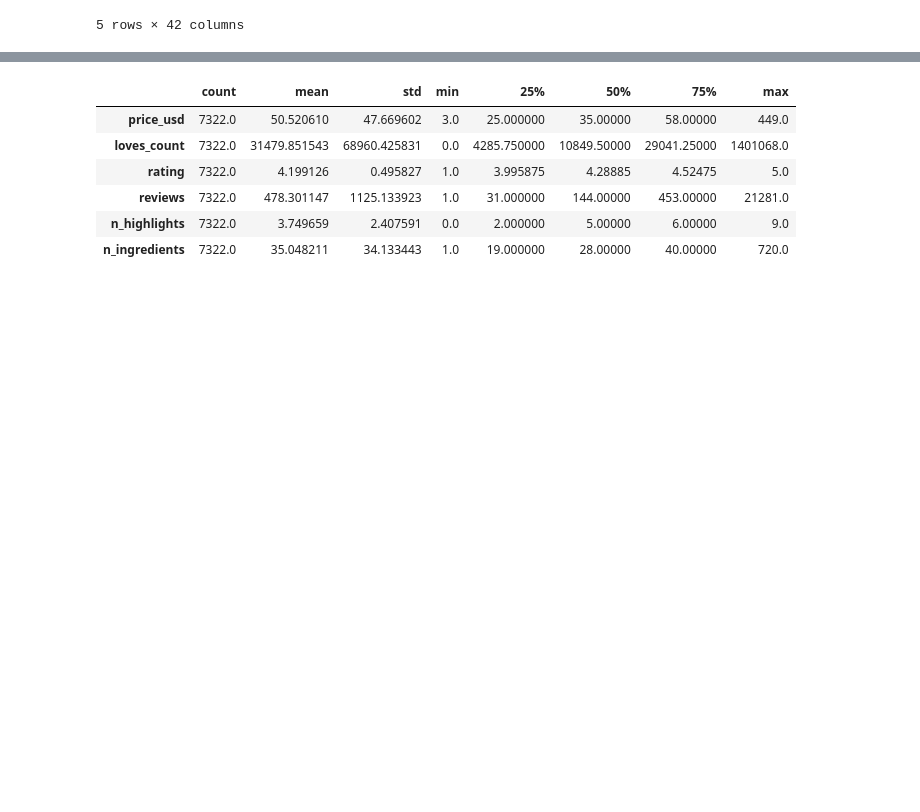
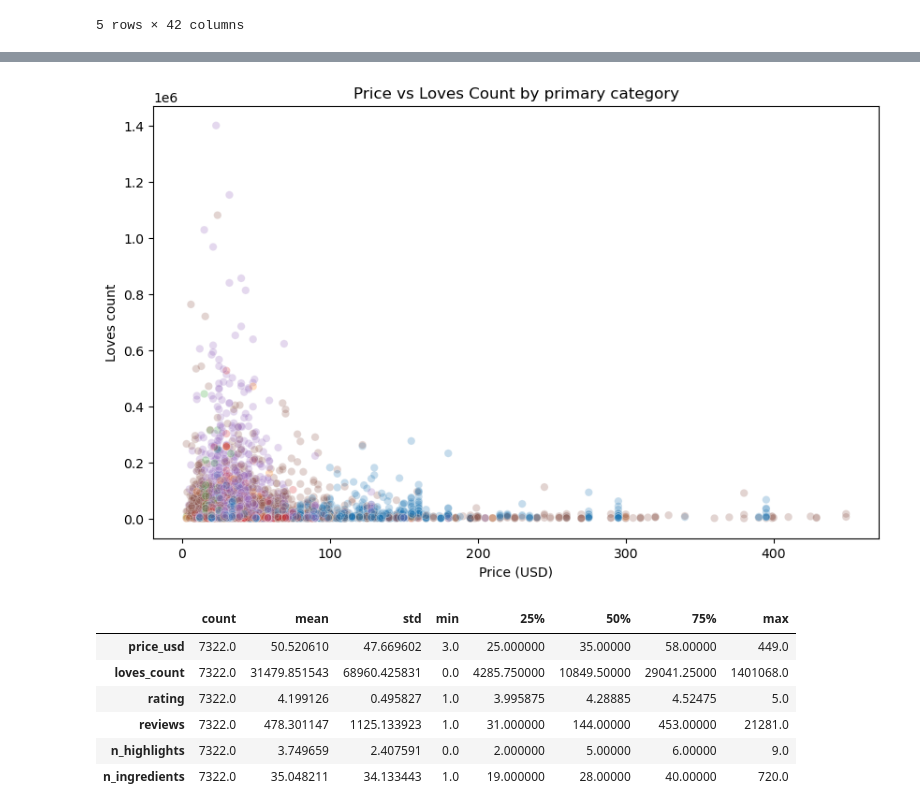
Before and after one commit to juliaaaloopez/visual_analytics_final_project, a Jupyter notebook: EDA.ipynb, the cells around one changed output, grey strips where cells are left out. Cells and saved outputs as stored; diff of their text form; code cells hidden in the pictures; blank space fills up the shorter version.

```diff
--- a/EDA.ipynb
+++ b/EDA.ipynb
@@ -291,3 +321,19 @@ Shape: (7322, 42)
+# %%
+plt.figure(figsize=(10, 6))
+sns.scatterplot(
+    data=df,
+    x="price_usd",
+    y="loves_count",
+    hue="primary_category",
+    alpha=0.25,
+    legend=False
+)
+plt.title("Price vs Loves Count by primary category")
+plt.xlabel("Price (USD)")
+plt.ylabel("Loves count")
+plt.show()
+# %% [output]
+[figure, added]
 # %%
 num_cols = ["price_usd", "loves_count", "rating", "reviews", "n_highlights", "n_ingredients"]
 df[num_cols].describe().T
```
Also changed, not shown: parts of 39 cells of this notebook.
